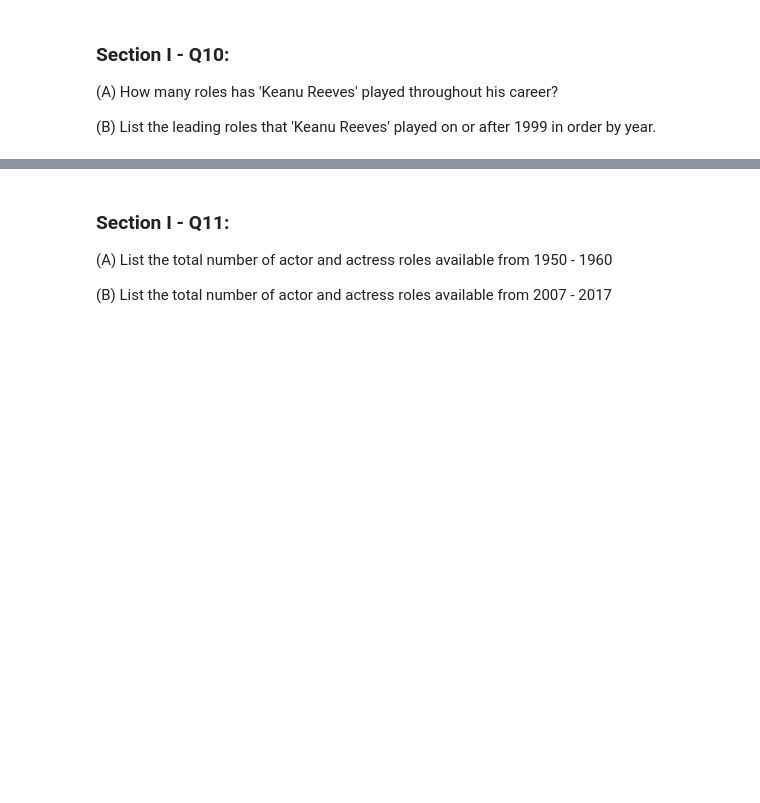
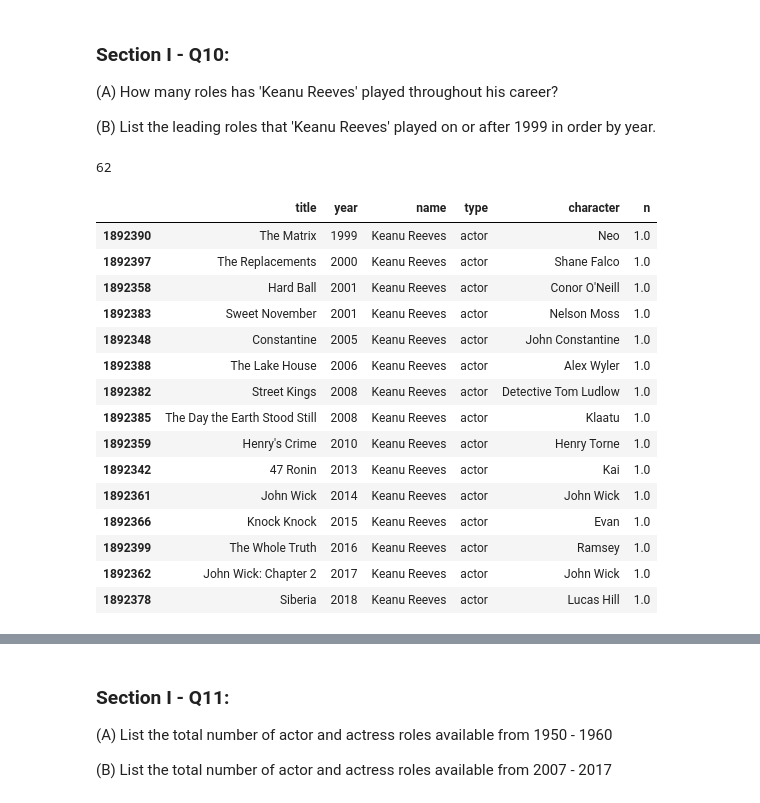
Before and after one commit to Gan001/Data-Wrangling, a Jupyter notebook: mini-project_pandas/Mini_Project_Data_Wrangling_Pandas.ipynb, the cells around one changed output, grey strips where cells are left out. Drawn from its saved outputs; the diff is of its cells as text; code cells hidden in the pictures; blank space fills up the shorter version.

```diff
--- a/mini-project_pandas/Mini_Project_Data_Wrangling_Pandas.ipynb
+++ b/mini-project_pandas/Mini_Project_Data_Wrangling_Pandas.ipynb
@@ -236,3 +328,31 @@ len(movies[movies.year == 2017])
 (A) How many roles has 'Keanu Reeves' played throughout his career?
 
 (B) List the leading roles that 'Keanu Reeves' played on or after 1999 in order by year.
+# %%
+#Total number of roles played by Keanu Reeves
+len(cast[cast.name == 'Keanu Reeves'])
+# %% [output]
+62
+# %%
+#Create df of Reeves leading roles on or after 1999
+Reeves_roles_df = cast[(cast.name == 'Keanu Reeves') & (cast.n == 1.0) & (cast.year >= 1999)]
+
+#Sort by year
+Reeves_roles_df.sort_values(by=['year'], ascending=True)
+# %% [output]
+|  | title | year | name | type | character | n |
+| 1892390 | The Matrix | 1999 | Keanu Reeves | actor | Neo | 1.0 |
+| 1892397 | The Replacements | 2000 | Keanu Reeves | actor | Shane Falco | 1.0 |
+| 1892358 | Hard Ball | 2001 | Keanu Reeves | actor | Conor O'Neill | 1.0 |
+| 1892383 | Sweet November | 2001 | Keanu Reeves | actor | Nelson Moss | 1.0 |
+| 1892348 | Constantine | 2005 | Keanu Reeves | actor | John Constantine | 1.0 |
+| 1892388 | The Lake House | 2006 | Keanu Reeves | actor | Alex Wyler | 1.0 |
+| 1892382 | Street Kings | 2008 | Keanu Reeves | actor | Detective Tom Ludlow | 1.0 |
+| 1892385 | The Day the Earth Stood Still | 2008 | Keanu Reeves | actor | Klaatu | 1.0 |
+| 1892359 | Henry's Crime | 2010 | Keanu Reeves | actor | Henry Torne | 1.0 |
+| 1892342 | 47 Ronin | 2013 | Keanu Reeves | actor | Kai | 1.0 |
+| 1892361 | John Wick | 2014 | Keanu Reeves | actor | John Wick | 1.0 |
+| 1892366 | Knock Knock | 2015 | Keanu Reeves | actor | Evan | 1.0 |
+| 1892399 | The Whole Truth | 2016 | Keanu Reeves | actor | Ramsey | 1.0 |
+| 1892362 | John Wick: Chapter 2 | 2017 | Keanu Reeves | actor | John Wick | 1.0 |
+| 1892378 | Siberia | 2018 | Keanu Reeves | actor | Lucas Hill | 1.0 |
```
Also changed, not shown: parts of 18 cells of this notebook.
